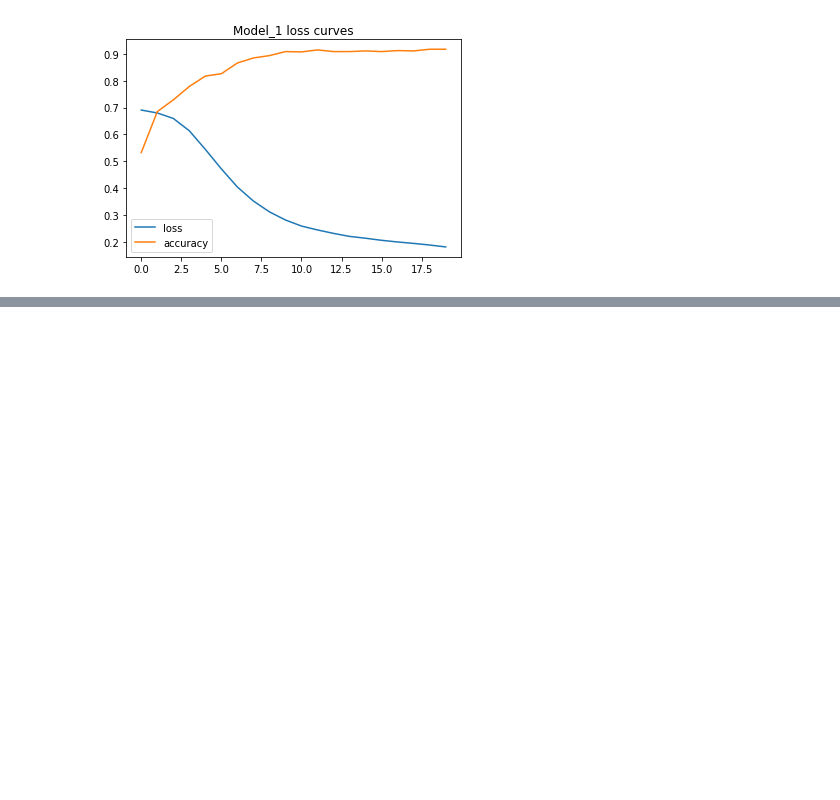
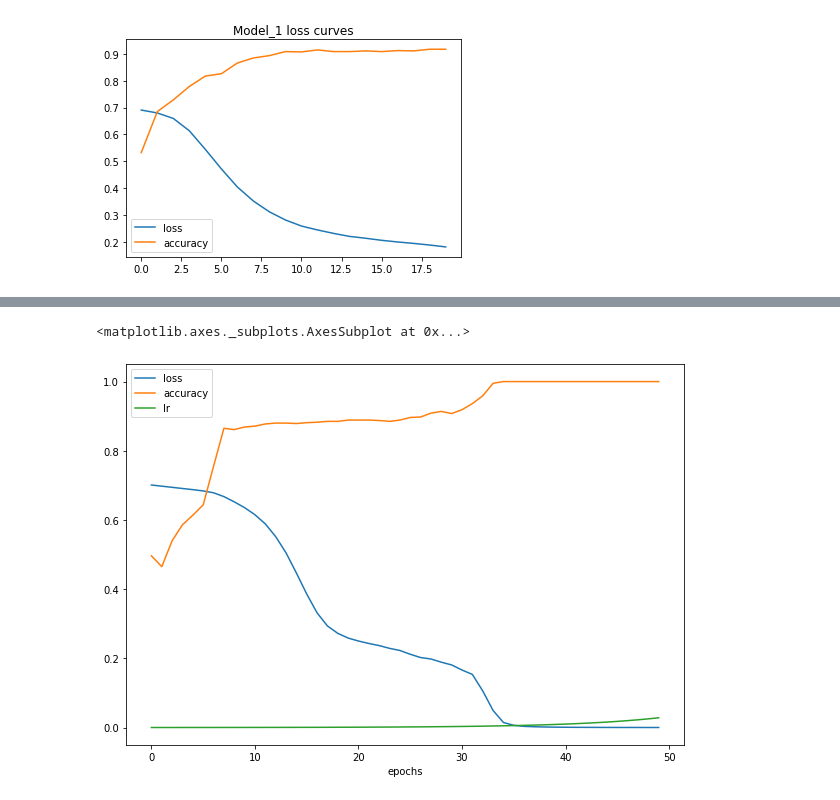
Before and after one commit to ThangDoan2001/TensorFlow_ZeroToHero, a Jupyter notebook: 02_neural_network_classification_with_tensorflow_homework.ipynb, the cells around one changed output, grey strips where cells are left out. Saved outputs shown, nothing was run; the diff lists cells and outputs as text; code cells hidden in the pictures; blank space fills up the shorter version.

```diff
--- a/02_neural_network_classification_with_tensorflow_homework.ipynb
+++ b/02_neural_network_classification_with_tensorflow_homework.ipynb
@@ -145,3 +145,26 @@ plt.title("Model_1 loss curves")
 # %% [output]
 Text(0.5, 1.0, 'Model_1 loss curves')
 [figure]
+# %%
+# Fiding the ideal learning rate
+
+# 1. Create the model
+model_2 = tf.keras.Sequential([
+  tf.keras.layers.Dense(6, activation=tf.keras.activations.relu),
+  tf.keras.layers.Dense(6, activation=tf.keras.activations.relu),
+  tf.keras.layers.Dense(6, activation=tf.keras.activations.relu),
+  tf.keras.layers.Dense(6, activation=tf.keras.activations.relu),
+  tf.keras.layers.Dense(6, activation=tf.keras.activations.relu),
+  tf.keras.layers.Dense(1, activation=tf.keras.activations.sigmoid)
+])
+
+# 2. Compile the model
+model_2.compile(loss=tf.keras.losses.BinaryCrossentropy(),
+                optimizer=tf.keras.optimizers.Adam(),
+                metrics=["accuracy"])
+
+# 3. Learning rate call back
+lr_scheduler = tf.keras.callbacks.LearningRateScheduler(lambda epochs: 1e-4 * 10**(epochs/20))
+
+# 4. Fit the model (50 epochs)
+history_2 = model_2.fit(train_data, train_labels, epochs=50, callbacks=[lr_scheduler])
@@ -147,0 +189,6 @@ Text(0.5, 1.0, 'Model_1 loss curves')
+# %%
+# Check out the hisroty
+pd.DataFrame(history_2.history).plot(figsize=(10, 7), xlabel="epochs")
+# %% [output]
+<matplotlib.axes._subplots.AxesSubplot at 0x...>
+[figure, added]
```
Also changed, not shown: parts of 26 cells of this notebook.
